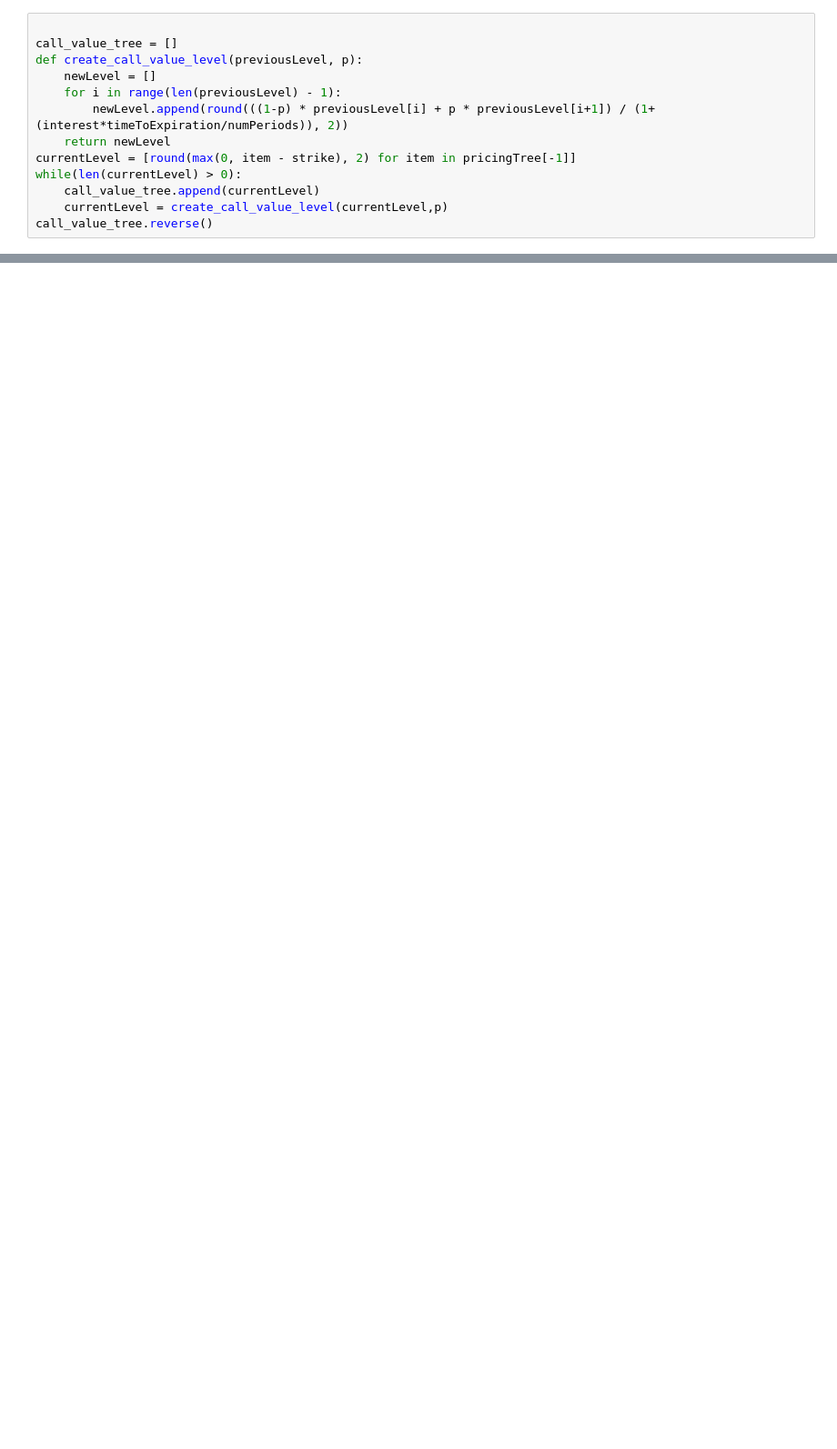
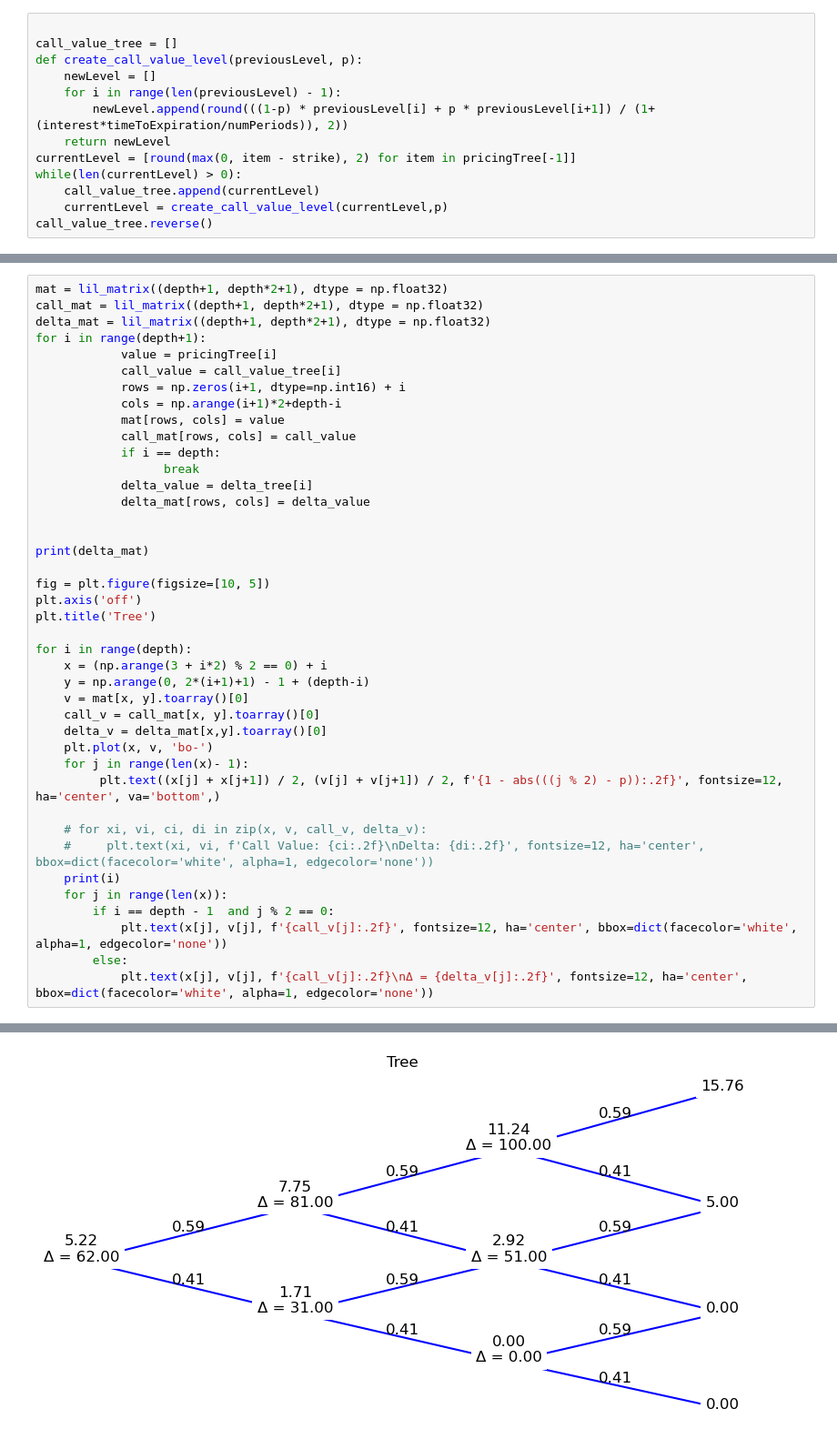
Before and after one commit to JamesRv21/Binomial-Options-Pricing-Model, a Jupyter notebook: binomialTree.ipynb, the cells around one changed output, grey strips where cells are left out. Shown at 91% size. Drawn from its saved outputs; the diff is of its cells as text; blank space fills up the shorter version.

```diff
--- a/binomialTree.ipynb
+++ b/binomialTree.ipynb
@@ -105,0 +124,42 @@ for i in range(depth):
+# %%
+mat = lil_matrix((depth+1, depth*2+1), dtype = np.float32)
+call_mat = lil_matrix((depth+1, depth*2+1), dtype = np.float32)
+delta_mat = lil_matrix((depth+1, depth*2+1), dtype = np.float32)
+for i in range(depth+1):
+            value = pricingTree[i]
+            call_value = call_value_tree[i]
+            rows = np.zeros(i+1, dtype=np.int16) + i
+            cols = np.arange(i+1)*2+depth-i
+            mat[rows, cols] = value
+            call_mat[rows, cols] = call_value
+            if i == depth:
+                  break
+            delta_value = delta_tree[i]
+            delta_mat[rows, cols] = delta_value
+
+
+print(delta_mat)
+
+fig = plt.figure(figsize=[10, 5])
+plt.axis('off')
+plt.title('Tree')
+
+for i in range(depth):
+    x = (np.arange(3 + i*2) % 2 == 0) + i
+    y = np.arange(0, 2*(i+1)+1) - 1 + (depth-i)
+    v = mat[x, y].toarray()[0]
+    call_v = call_mat[x, y].toarray()[0]
+    delta_v = delta_mat[x,y].toarray()[0]
+    plt.plot(x, v, 'bo-')
+    for j in range(len(x)- 1):
+         plt.text((x[j] + x[j+1]) / 2, (v[j] + v[j+1]) / 2, f'{1 - abs(((j % 2) - p)):.2f}', fontsize=12, ha='center', va='bottom',)
+
+    # for xi, vi, ci, di in zip(x, v, call_v, delta_v):
+    #     plt.text(xi, vi, f'Call Value: {ci:.2f}\nDelta: {di:.2f}', fontsize=12, ha='center', bbox=dict(facecolor='white', alpha=1, edgecolor='none'))
+    print(i)
+    for j in range(len(x)):
+        if i == depth - 1  and j % 2 == 0:
+            plt.text(x[j], v[j], f'{call_v[j]:.2f}', fontsize=12, ha='center', bbox=dict(facecolor='white', alpha=1, edgecolor='none'))
+        else:
+            plt.text(x[j], v[j], f'{call_v[j]:.2f}\nΔ = {delta_v[j]:.2f}', fontsize=12, ha='center', bbox=dict(facecolor='white', alpha=1, edgecolor='none'))
+# %% [output]
@@ -105,0 +174 @@ for i in range(depth):
+[figure, added]
```
Also changed, not shown: parts of 5 cells of this notebook.
